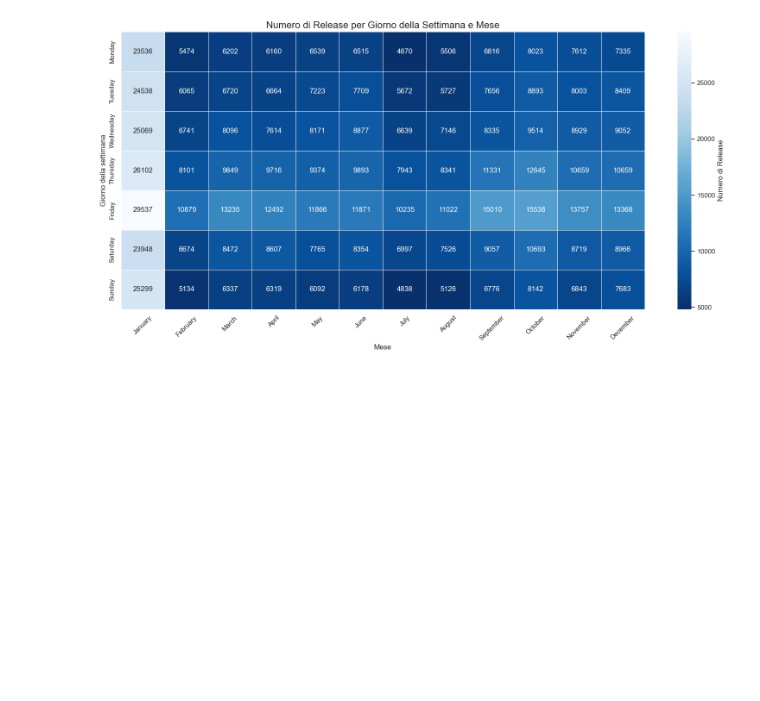
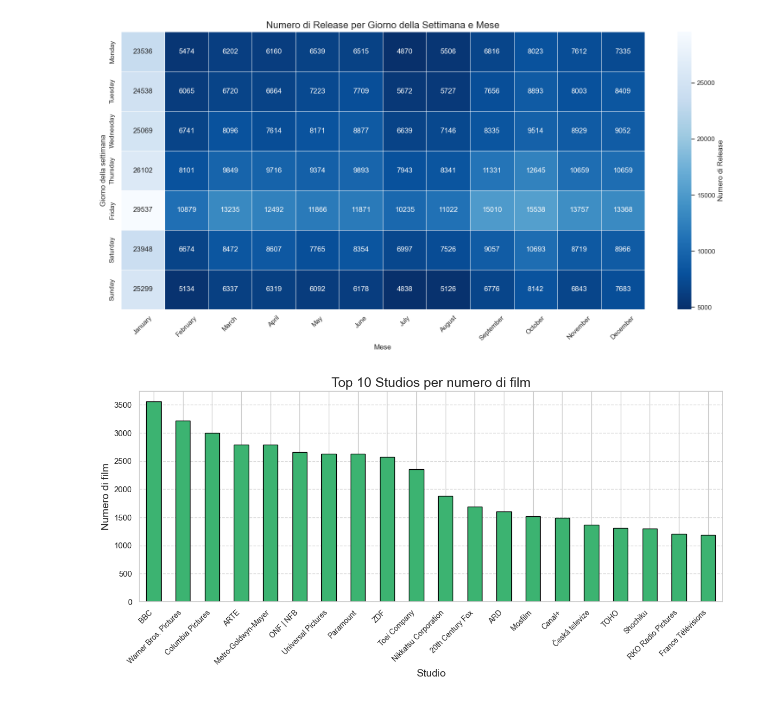
Before and after one commit to Carmelo-Spadaro/IUM, a Jupyter notebook: notebook.ipynb, the cells around one changed output. Drawn from its saved outputs; the diff is of its cells as text; code cells hidden in the pictures; blank space fills up the shorter version.

Commit message:
Aggiunta analisi studios

```diff
--- a/notebook.ipynb
+++ b/notebook.ipynb
@@ -1540,3 +1497,29 @@ fig.update_traces(texttemplate="%{text:.2f}", textposition="outside")
 
 # Mostra il grafico
 fig.show()
+# %%
+studios_clean = studios.drop_duplicates(subset=["id", "studio"]).copy()
+
+# Conta i film per studio
+studio_counts = studios_clean["studio"].value_counts()
+
+# (Facoltativo) Mostra solo i top 10 studi con più film
+studio_counts = studio_counts.head(20)
+
+# Plot a barre
+plt.figure(figsize=(12, 6))
+studio_counts.plot(
+    kind='bar',
+    color='mediumseagreen',
+    edgecolor='black'
+)
+
+plt.title("Top 10 Studios per numero di film", fontsize=18)
+plt.xlabel("Studio", fontsize=14)
+plt.ylabel("Numero di film", fontsize=14)
+plt.xticks(rotation=45, ha='right', fontsize=10)
+plt.grid(axis='y', linestyle='--', alpha=0.7)
+plt.tight_layout()
+plt.show()
+# %% [output]
+[figure, added]
```
Also changed, not shown: parts of 4 cells of this notebook.
